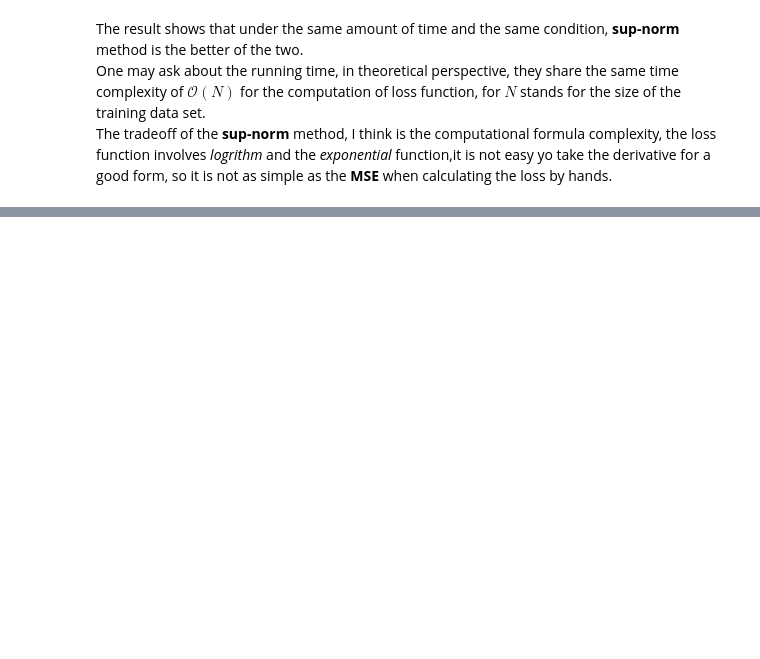
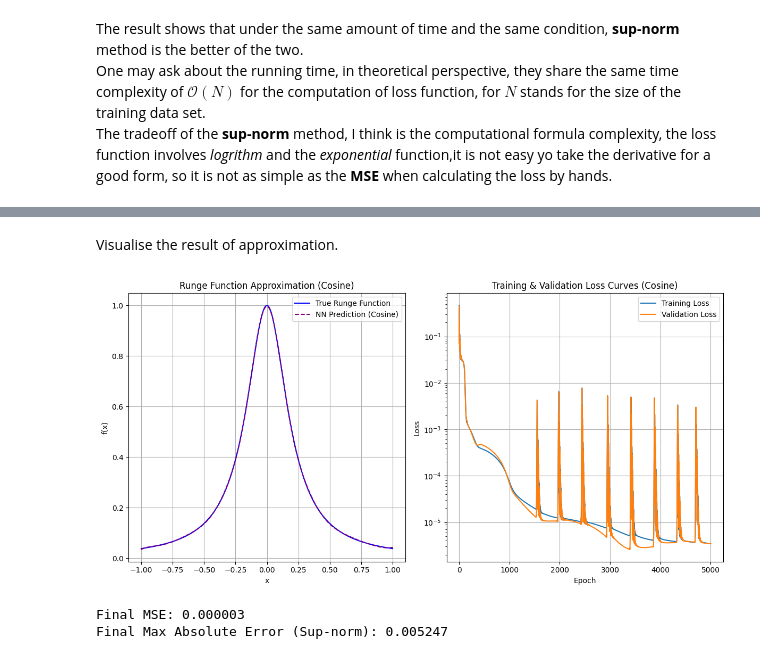
Before and after one commit to AlvinBLin/2025_machine_learning, a Jupyter notebook: Week_2/runge_approximation.ipynb, the cells around one changed output, grey strips where cells are left out. Saved outputs shown, nothing was run; the diff lists cells and outputs as text; code cells hidden in the pictures; blank space fills up the shorter version.

```diff
--- a/Week_2/runge_approximation.ipynb
+++ b/Week_2/runge_approximation.ipynb
@@ -278,0 +351,40 @@ The tradeoff of the **sup-norm** method, I think is the computational formula co
+# %% [markdown]
+Visualise the result of approximation.
+# %%
+# --- Evaluation and Plotting for Cosine Network ---
+model_cos.eval()
+with torch.no_grad():
+    y_pred_cos = model_cos(x_plot_tensor).numpy()
+
+plt.figure(figsize=(12, 6))
+
+plt.subplot(1, 2, 1)
+plt.plot(x_plot, y_plot, label='True Runge Function', color='blue')
+plt.plot(x_plot, y_pred_cos, label='NN Prediction (Cosine)', color='purple', linestyle='--')
+plt.title('Runge Function Approximation (Cosine)')
+plt.xlabel('x')
+plt.ylabel('f(x)')
+plt.legend()
+plt.grid(True)
+
+plt.subplot(1, 2, 2)
+plt.plot(train_loss_history_cos, label='Training Loss')
+plt.plot(val_loss_history_cos, label='Validation Loss')
+plt.title('Training & Validation Loss Curves (Cosine)')
+plt.xlabel('Epoch')
+plt.ylabel('Loss')
+plt.yscale('log')
+plt.legend()
+plt.grid(True)
+
+plt.tight_layout()
+plt.show()
+
+mse_val_error_cos = np.mean((y_pred_cos - y_plot)**2)
+max_abs_error_val_cos = np.max(np.abs(y_pred_cos - y_plot))
+print(f"Final MSE: {mse_val_error_cos:.6f}")
+print(f"Final Max Absolute Error (Sup-norm): {max_abs_error_val_cos:.6f}")
+# %% [output]
+[figure, added]
+Final MSE: 0.000003
+Final Max Absolute Error (Sup-norm): 0.005247
```
Also changed, not shown: parts of 20 cells of this notebook.
